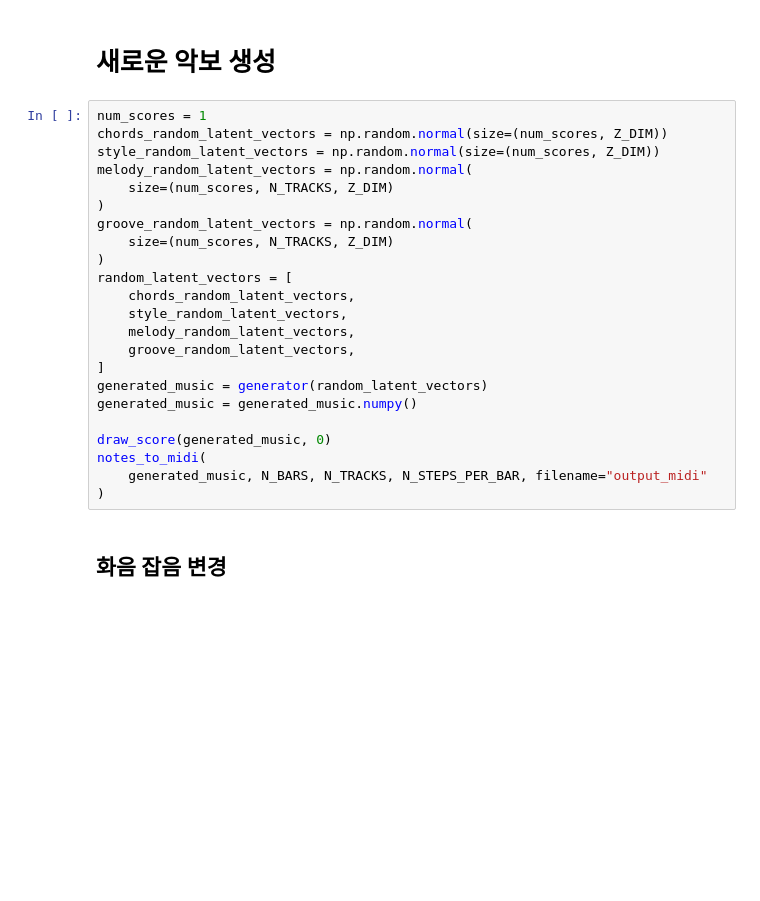
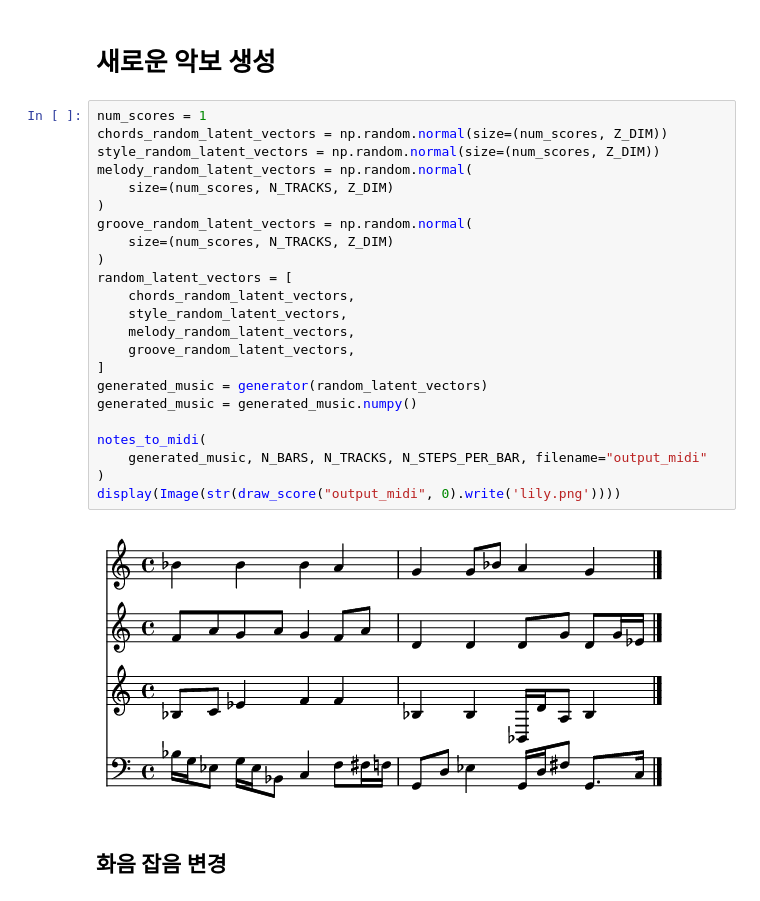
Before and after one commit to rickiepark/Generative_Deep_Learning_2nd_Edition, a Jupyter notebook: notebooks/11_music/02_musegan/musegan.ipynb, the cells around one changed output. Drawn from its saved outputs; the diff is of its cells as text; blank space fills up the shorter version.

```diff
--- a/notebooks/11_music/02_musegan/musegan.ipynb
+++ b/notebooks/11_music/02_musegan/musegan.ipynb
@@ -469,26 +670,28 @@ history = musegan.fit(
 # %%
 num_scores = 1
 chords_random_latent_vectors = np.random.normal(size=(num_scores, Z_DIM))
 style_random_latent_vectors = np.random.normal(size=(num_scores, Z_DIM))
 melody_random_latent_vectors = np.random.normal(
     size=(num_scores, N_TRACKS, Z_DIM)
 )
 groove_random_latent_vectors = np.random.normal(
     size=(num_scores, N_TRACKS, Z_DIM)
 )
 random_latent_vectors = [
     chords_random_latent_vectors,
     style_random_latent_vectors,
     melody_random_latent_vectors,
     groove_random_latent_vectors,
 ]
 generated_music = generator(random_latent_vectors)
 generated_music = generated_music.numpy()
 
-draw_score(generated_music, 0)
 notes_to_midi(
     generated_music, N_BARS, N_TRACKS, N_STEPS_PER_BAR, filename="output_midi"
 )
+display(Image(str(draw_score("output_midi", 0).write('lily.png'))))
+# %% [output]
+[figure, added]
 # %% [markdown]
 ## 화음 잡음 변경
 # %%
```
Also changed, not shown: parts of 16 cells of this notebook.
